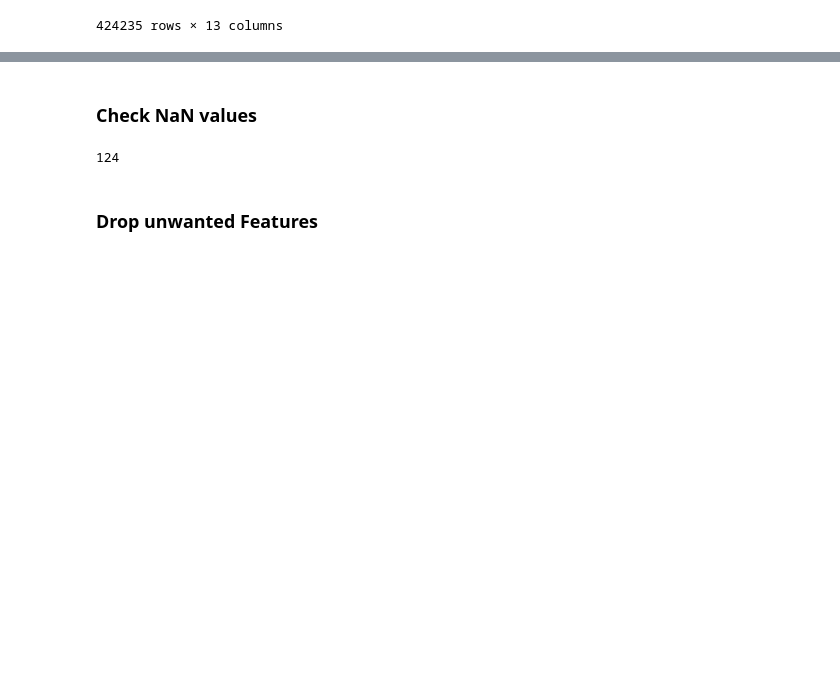
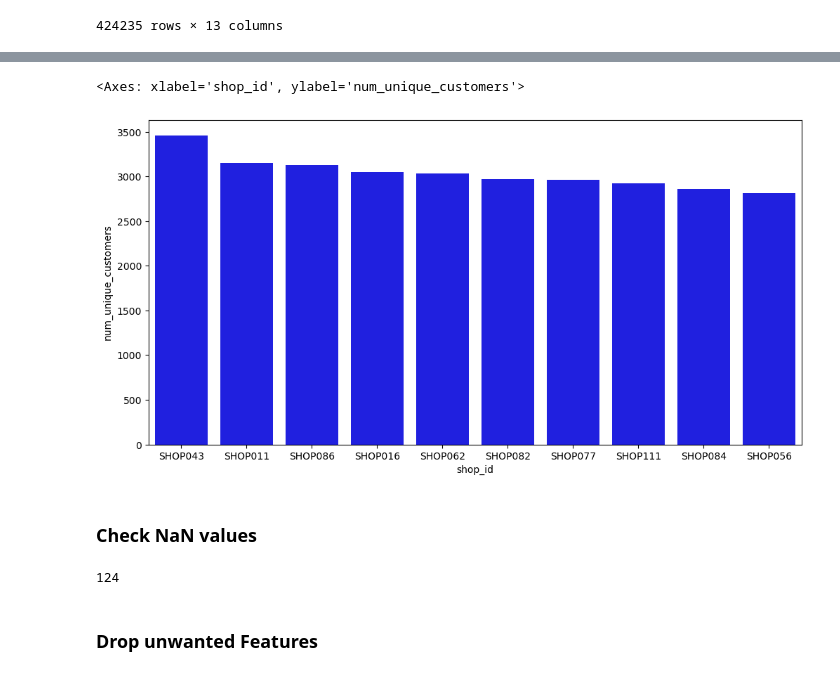
Before and after one commit to tharoosha/DataStorm077, a Jupyter notebook: Day4/Notebook04_final_submission.ipynb, the cells around one changed output, grey strips where cells are left out. Drawn from its saved outputs; the diff is of its cells as text; code cells hidden in the pictures; blank space fills up the shorter version.

```diff
--- a/Day4/Notebook04_final_submission.ipynb
+++ b/Day4/Notebook04_final_submission.ipynb
@@ -546,3 +582,11 @@ df1 = df1.merge(beverage_count_df, how='left', on='shop_id')
+# %%
+# plot a bar plot for number of unique customer and shop id highligt the top 10 shops use blue color
+plt.figure(figsize=(20,10))
+stateTotalsChart = sns.barplot(data=, x='state',y='amount')
+stateTotalsChart.set_xticklabels(stateTotalsChart.get_xticklabels(), rotation=45, horizontalalignment='right')
+# %% [output]
+<Axes: xlabel='shop_id', ylabel='num_unique_customers'>
+[figure, added]
 # %%
 # select the weekend transactions using the transaction_date column
 weekend_df = df[df['transaction_date'].dt.dayofweek.isin([4, 5, 6])]
```
Also changed, not shown: parts of 16 cells of this notebook, 11 other files.
